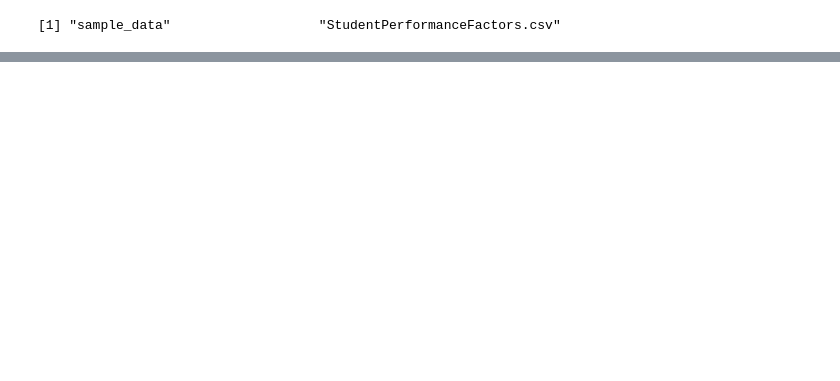
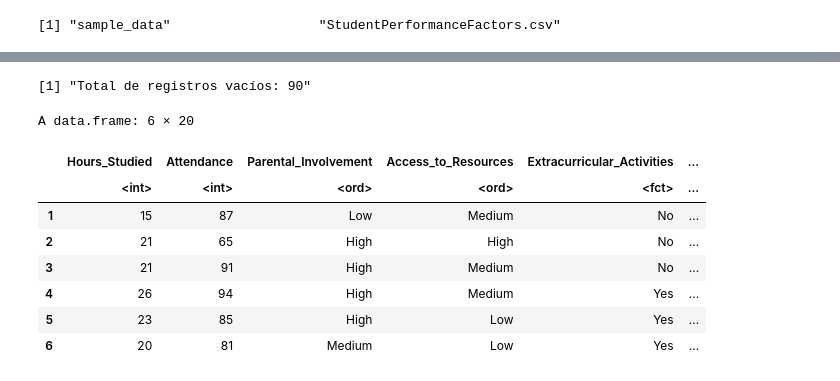
Before and after one commit to MuchnikJansyG/AnalisisDatosMasivos1, a Jupyter notebook: Actividad1.ipynb, the cells around one changed output, grey strips where cells are left out. Drawn from its saved outputs; the diff is of its cells as text; code cells hidden in the pictures; blank space fills up the shorter version.

```diff
--- a/Actividad1.ipynb
+++ b/Actividad1.ipynb
@@ -24,0 +35,4 @@ ERROR: Error in parse(text = input): <text>:3:8: unexpected symbol
+# %%
+# Cargar el dataset (asegúrate de haber subido el archivo a Colab)
+student <- read.csv("StudentPerformanceFactors.csv")
+head(student, 5)
@@ -24,0 +160,17 @@ ERROR: Error in parse(text = input): <text>:3:8: unexpected symbol
+# %%
+# Limitar el score máximo a 100 si es necesario
+student_clean$Exam_Score[student_clean$Exam_Score > 100] <- 100
+# %%
+#Columnas que tienen un orden lógico (Low < Medium < High) se convirtieron en factores ordenados
+#lo que ayudará mucho en tus futuros modelos ya que definimos el orden lógico una sola vez.
+niveles_ordenados <- c("Low", "Medium", "High")
+
+student_clean <- student_clean %>%
+  mutate(across(
+    .cols = c(Motivation_Level, Parental_Involvement, Teacher_Quality, Access_to_Resources),
+    .fns = ~ factor(.x, levels = niveles_ordenados, ordered = TRUE)
+  ))
+
+# Verificar el resultado
+#str(student_clean[c("Motivation_Level", "Parental_Involvement", "Teacher_Quality","Access_to_Resources")])
+head(student_clean, 5)
@@ -24,0 +197,20 @@ ERROR: Error in parse(text = input): <text>:3:8: unexpected symbol
+# %%
+
+# Filtramos las filas donde el campo es exactamente un texto vacío ""
+registros_vacios <- student_clean %>%
+  filter(Parental_Education_Level == "" | is.na(Parental_Education_Level))
+
+# Ver los primeros resultados y el conteo total
+print(paste("Total de registros vacíos:", nrow(registros_vacios)))
+head(registros_vacios)
+# %% [output]
+[1] "Total de registros vacíos: 90"
+A data.frame: 6 × 20
+|  | Hours_Studied | Attendance | Parental_Involvement | Access_to_Resources | Extracurricular_Activities | ... |
+|  | <int> | <int> | <ord> | <ord> | <fct> | ... |
+| 1 | 15 | 87 | Low | Medium | No | ... |
+| 2 | 21 | 65 | High | High | No | ... |
+| 3 | 21 | 91 | High | Medium | No | ... |
+| 4 | 26 | 94 | High | Medium | Yes | ... |
+| 5 | 23 | 85 | High | Low | Yes | ... |
+| 6 | 20 | 81 | Medium | Low | Yes | ... |
```
Also changed, not shown: parts of 7 cells of this notebook.
